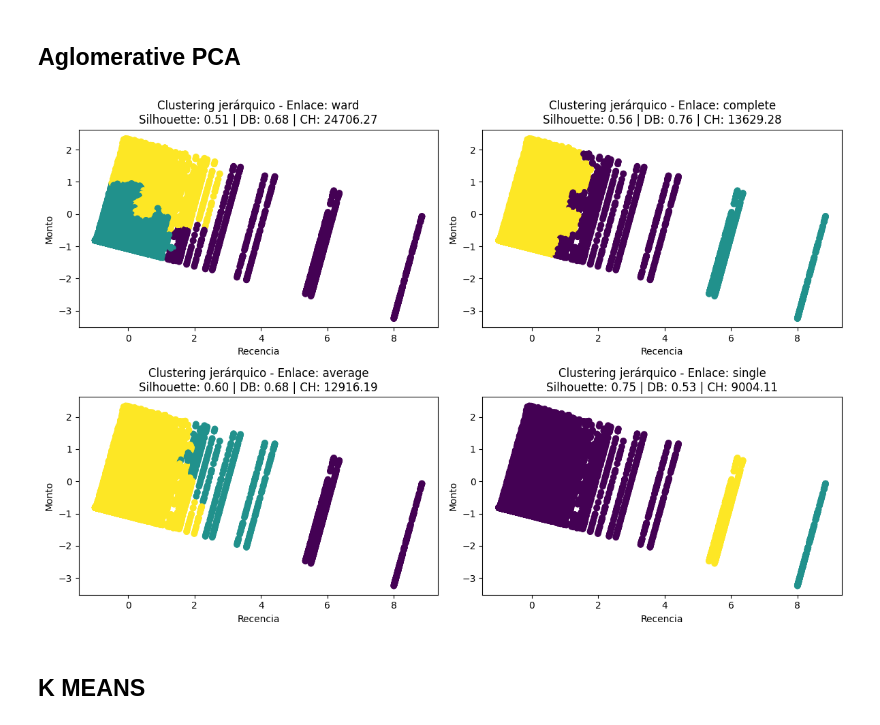
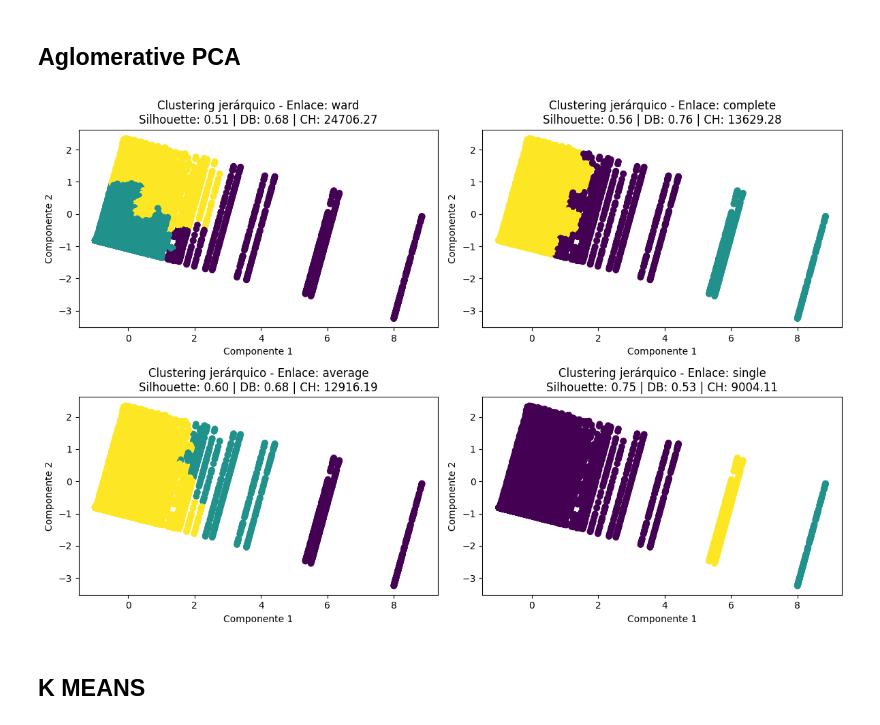
Before and after one commit to LLAES07/Segmentacion_clientes, a Jupyter notebook: notebook/2_MODEL_TRAINING.ipynb, the cells around one changed output. Cells and saved outputs as stored; diff of their text form; code cells hidden in the pictures.

```diff
--- a/notebook/2_MODEL_TRAINING.ipynb
+++ b/notebook/2_MODEL_TRAINING.ipynb
@@ -264,36 +275,36 @@ from sklearn.metrics import silhouette_score
 # Seleccionar las columnas relevantes para el clustering jerárquico
 X = df_pca
 
 # Crear lista de métodos de enlace
 linkage_methods = ['ward', 'complete', 'average', 'single']
 
 # Configurar la visualización
 plt.figure(figsize=(12, 8))
 
 # Iterar sobre los métodos de enlace y realizar clustering jerárquico
 for i, method in enumerate(linkage_methods):
     # Realizar clustering jerárquico con el método de enlace actual
     clustering = AgglomerativeClustering(n_clusters=3, linkage=method)
     labels = clustering.fit_predict(X)
     sc = silhouette_score(X, labels)
     db_index = davies_bouldin_score(X, labels)
     ch_index = calinski_harabasz_score(X, labels)
     results2[f'Clustering jerárquico - Enlace: {method}'] = {'silhoutte_score':sc, 'davies_bouldin_score':db_index, 'calinski_score':ch_index}
 
     # Graficar los puntos en un diagrama de dispersión para las dos primeras columnas
     plt.subplot(2, 2, i+1)
     plt.scatter(X.iloc[:, 0], X.iloc[:, 1], c=labels, cmap='viridis')
-    plt.xlabel('Recencia')
-    plt.ylabel('Monto')
+    plt.xlabel('Componente 1')
+    plt.ylabel('Componente 2')
     plt.title(f'Clustering jerárquico - Enlace: {method}\nSilhouette: {sc:.2f} | DB: {db_index:.2f} | CH: {ch_index:.2f}')
 
 
 
 
 plt.tight_layout()
 plt.show()
 # %% [output]
-[figure, old version]
+[figure, new version]
 # %% [markdown]
 ## **K MEANS**
 # %%
```
Also changed, not shown: parts of 11 cells of this notebook.
